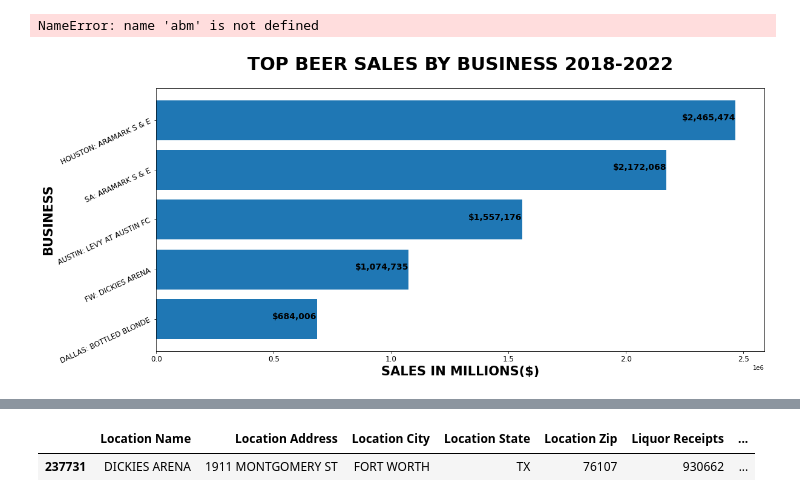
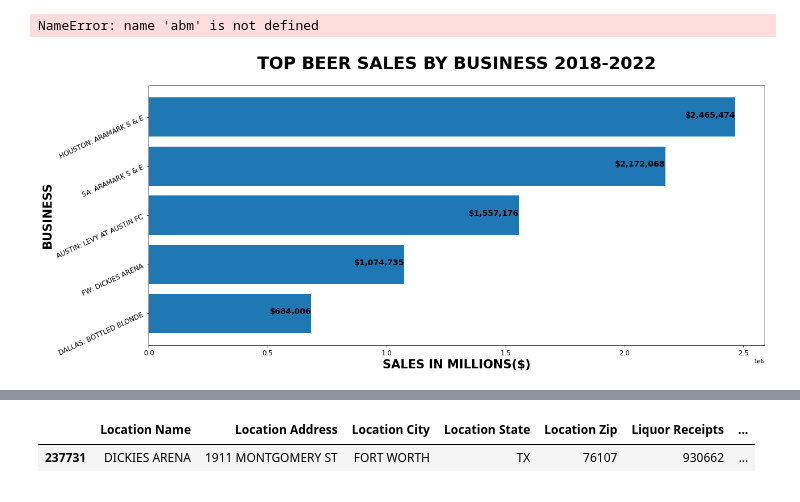
Before and after one commit to DJAMES152/project1, a Jupyter notebook: Untitled.ipynb, the cells around one changed output, grey strips where cells are left out. Saved outputs shown, nothing was run; the diff lists cells and outputs as text; code cells hidden in the pictures.

```diff
--- a/Untitled.ipynb
+++ b/Untitled.ipynb
@@ -384,29 +384,29 @@ NameError: name 'abm' is not defined
 # %%
 x = np.array(["AUSTIN: LEVY AT AUSTIN FC", "DALLAS: BOTTLED BLONDE", "FW: DICKIES ARENA", "HOUSTON: ARAMARK S & E", "SA: ARAMARK S & E"])
 y = np.array([1557176, 684006, 1074735, 2465474, 2172068])
 
 beersum_df = pd.DataFrame({"BUSINESSES":x, "BEER SALES":y})
 sorted = beersum_df.sort_values(by=["BEER SALES"], ascending=True)
 
 fig, ax = plt.subplots()
 plt.title("TOP BEER SALES BY BUSINESS 2018-2022",fontsize = 30, pad=30, weight="bold")
 plt.xlabel("SALES IN MILLIONS($)",fontsize = 21, weight="bold")
 plt.ylabel("BUSINESS",fontsize = 21, weight="bold")
 plt.barh(sorted.BUSINESSES, sorted["BEER SALES"], height = 0.8)
 plt.yticks(fontsize = 12, rotation="25")
 plt.xticks(fontsize = 12)
 fig=plt.gcf()
 fig.set_size_inches(18,8)
 
 
 for index, value in enumerate(sorted["BEER SALES"]):
     plt.text(value, index, f'${value:,}', fontsize=14, ha="right", weight="bold")
-
+fig.tight_layout()
 plt.savefig("beersalesbybusinessbar.png")
 
 plt.show()
 # %% [output]
-[figure, old version]
+[figure, new version]
 # %%
 abm = clean_df.loc[clean_df["Beer Receipts"]==1557176]
 dbm = clean_df.loc[clean_df["Beer Receipts"]==684006]
```
